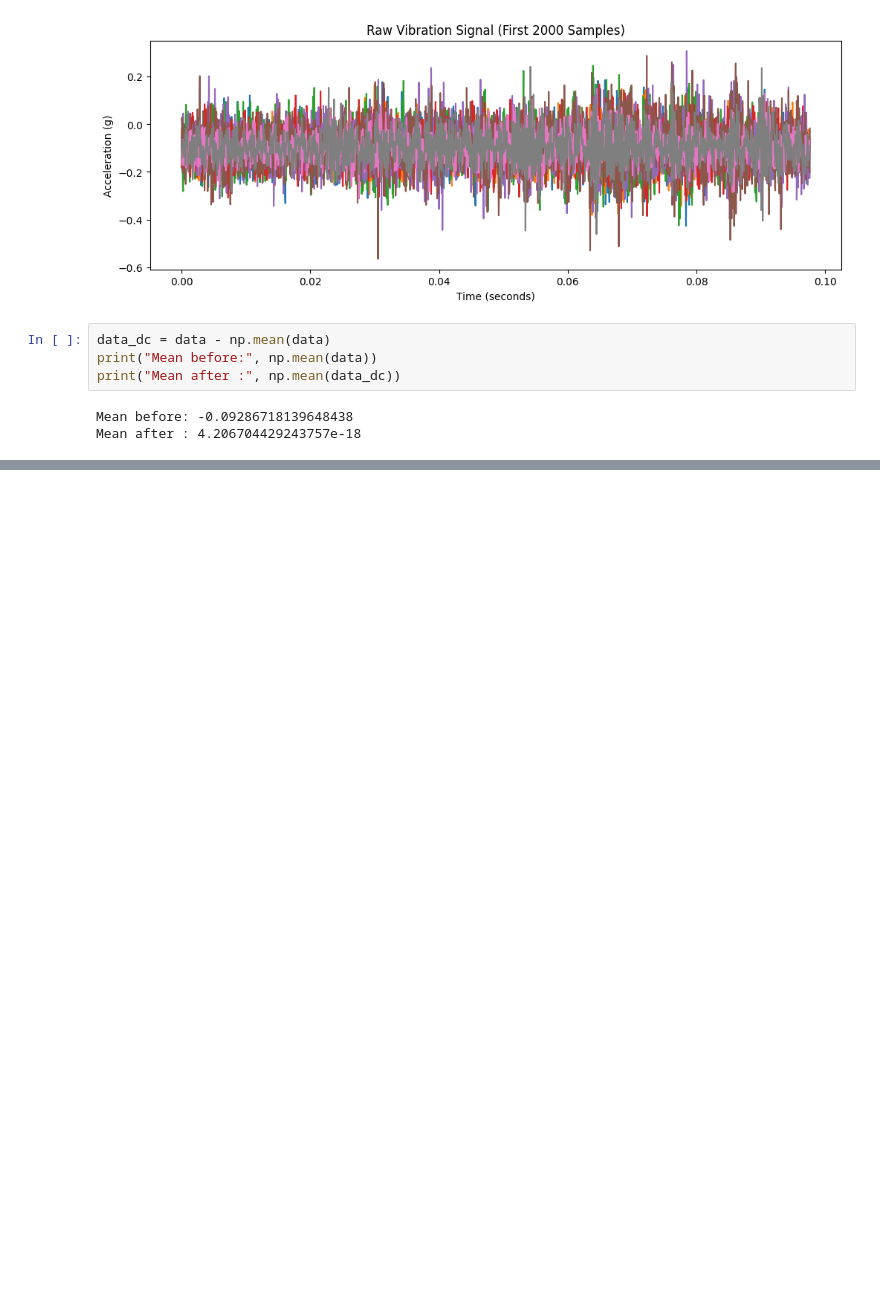
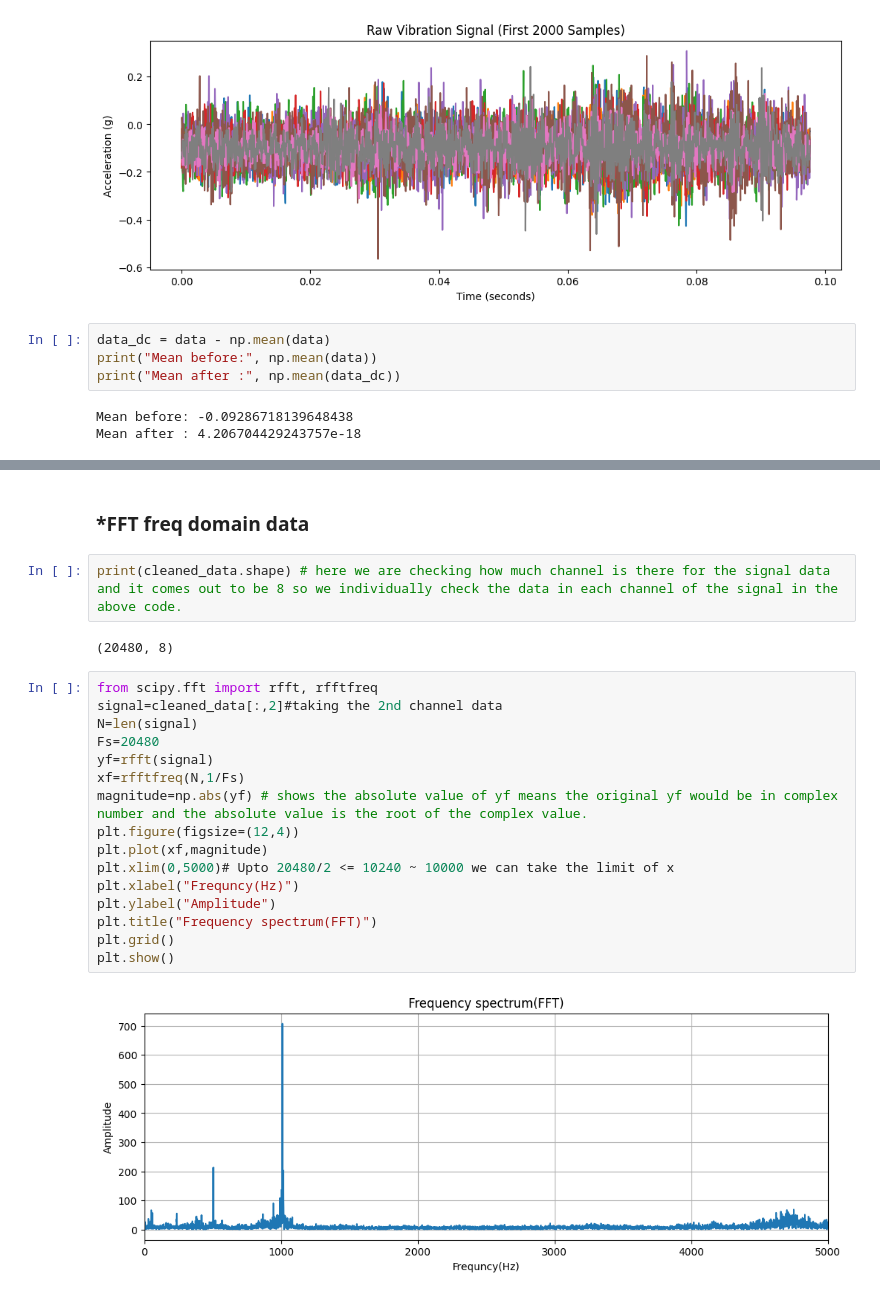
Before and after one commit to sahil07-rg/Vibrational-analysis, a Jupyter notebook: Vibrational_analysis.ipynb, the cells around one changed output, grey strips where cells are left out. Drawn from its saved outputs; the diff is of its cells as text; blank space fills up the shorter version.

```diff
--- a/Vibrational_analysis.ipynb
+++ b/Vibrational_analysis.ipynb
@@ -56,0 +57,24 @@ plt.show()
+# %% [markdown]
+### *FFT freq domain data
+# %%
+print(cleaned_data.shape) # here we are checking how much channel is there for the signal data and it comes out to be 8 so we individually check the data in each channel of the signal in the above code.
+# %% [output]
+(20480, 8)
+# %%
+from scipy.fft import rfft, rfftfreq
+signal=cleaned_data[:,2]#taking the 2nd channel data
+N=len(signal)
+Fs=20480
+yf=rfft(signal)
+xf=rfftfreq(N,1/Fs)
+magnitude=np.abs(yf) # shows the absolute value of yf means the original yf would be in complex number and the absolute value is the root of the complex value.
+plt.figure(figsize=(12,4))
+plt.plot(xf,magnitude)
+plt.xlim(0,5000)# Upto 20480/2 <= 10240 ~ 10000 we can take the limit of x
+plt.xlabel("Frequncy(Hz)")
+plt.ylabel("Amplitude")
+plt.title("Frequency spectrum(FFT)")
+plt.grid()
+plt.show()
+# %% [output]
+[figure, added]
```
Also changed, not shown: parts of 2 cells of this notebook.
